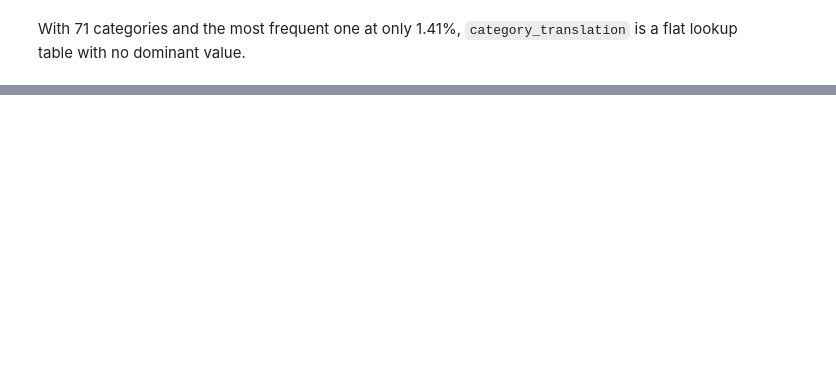
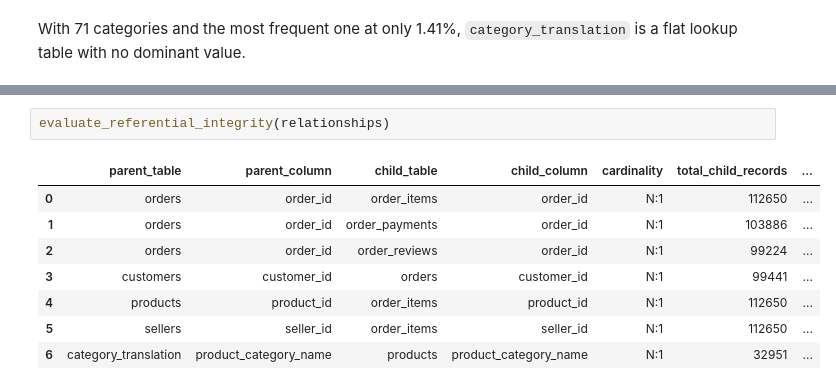
Before and after one commit to Kaiziferr/kpi-lab, a Jupyter notebook: src/notebooks/data_assessmen/data_profiling.ipynb, the cells around one changed output, grey strips where cells are left out. Drawn from its saved outputs; the diff is of its cells as text; blank space fills up the shorter version.

Commit message:
feat: A referential integrity test is attached. Errors are fixed, and test functions are removed.

```diff
--- a/src/notebooks/data_assessmen/data_profiling.ipynb
+++ b/src/notebooks/data_assessmen/data_profiling.ipynb
@@ -391,0 +464,11 @@ With 71 categories and the most frequent one at only 1.41%, `category_translatio
+# %%
+evaluate_referential_integrity(relationships)
+# %% [output]
+|  | parent_table | parent_column | child_table | child_column | cardinality | total_child_records | ... |
+| 0 | orders | order_id | order_items | order_id | N:1 | 112650 | ... |
+| 1 | orders | order_id | order_payments | order_id | N:1 | 103886 | ... |
+| 2 | orders | order_id | order_reviews | order_id | N:1 | 99224 | ... |
+| 3 | customers | customer_id | orders | customer_id | N:1 | 99441 | ... |
+| 4 | products | product_id | order_items | product_id | N:1 | 112650 | ... |
+| 5 | sellers | seller_id | order_items | seller_id | N:1 | 112650 | ... |
+| 6 | category_translation | product_category_name | products | product_category_name | N:1 | 32951 | ... |
```
Also changed, not shown: parts of 9 cells of this notebook, 4 other files.
